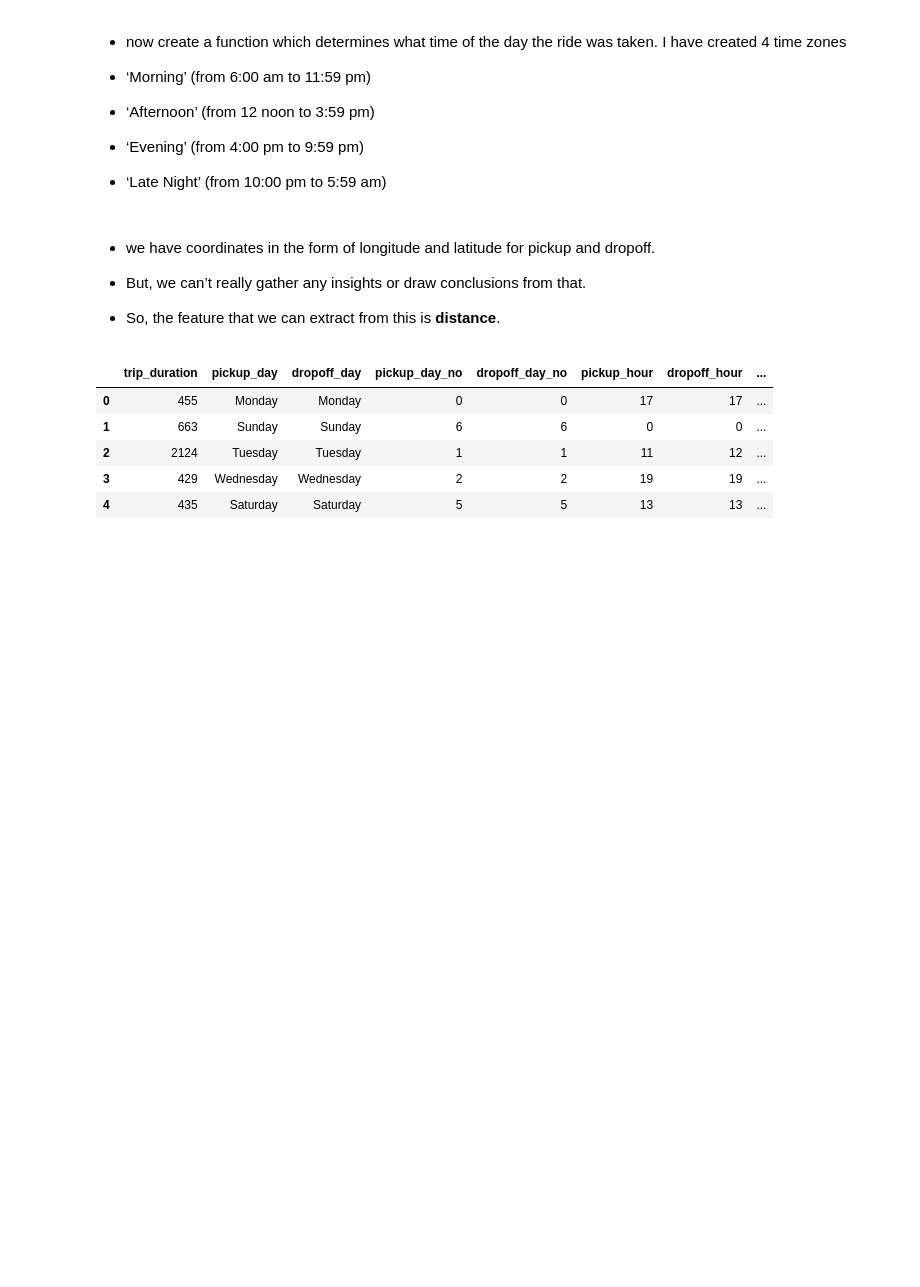
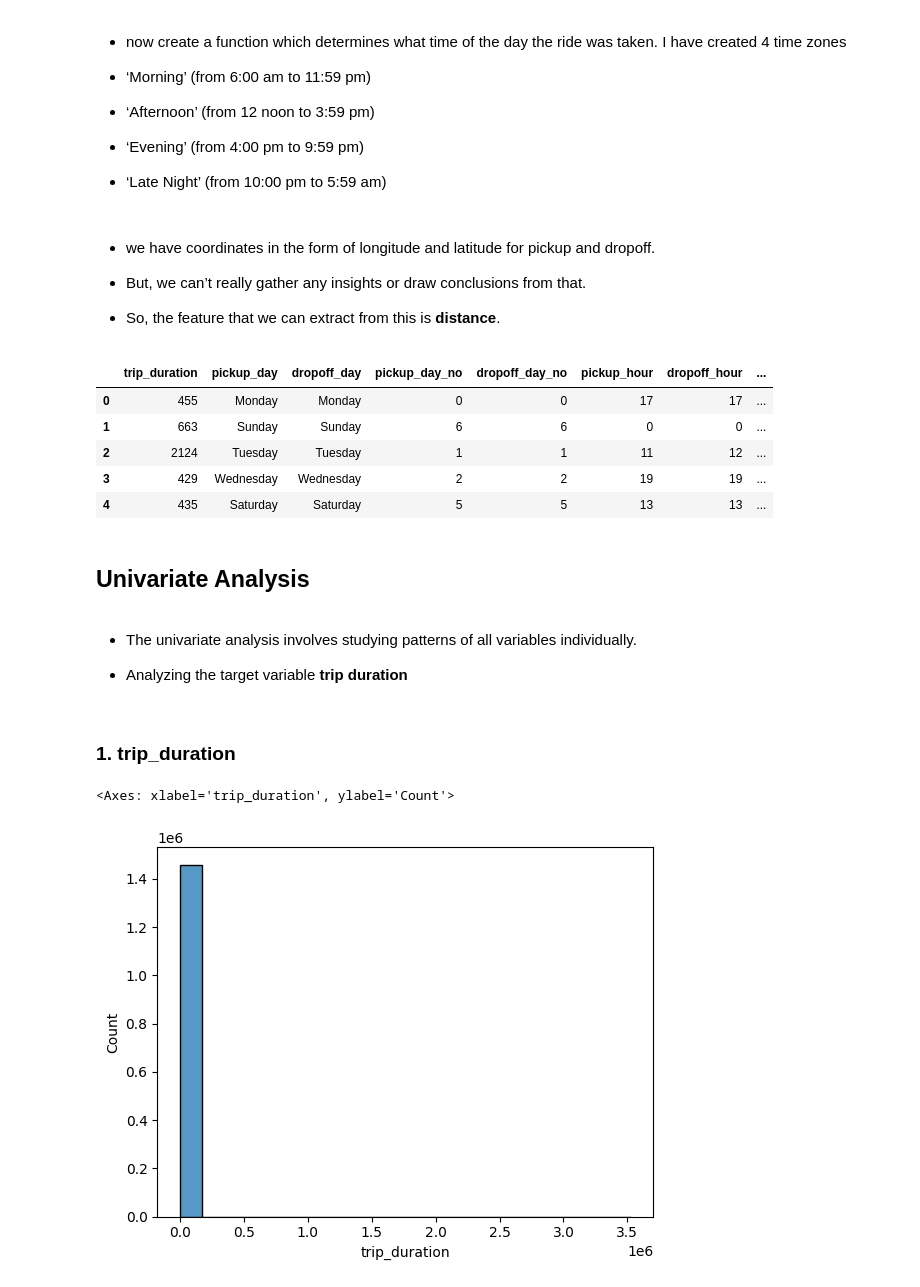
Before and after one commit to amitkr6342/AlmaBetter--NYC-Taxi-Trip-Time-Prediction--Regression-Project, a Jupyter notebook: NYC_Taxi_Trip_Time_Prediction.ipynb, the cells around one changed output. Saved outputs shown, nothing was run; the diff lists cells and outputs as text; code cells hidden in the pictures; blank space fills up the shorter version.

```diff
--- a/NYC_Taxi_Trip_Time_Prediction.ipynb
+++ b/NYC_Taxi_Trip_Time_Prediction.ipynb
@@ -243,6 +245,9 @@ def time_of_day(x):
 
 df['pickup_time_of_day']=df['pickup_hour'].apply(time_of_day)
 df['dropoff_time_of_day']=df['dropoff_hour'].apply(time_of_day)
+# %%
+# code to convert drip duration from second to hour and creating a new column trip_duration_hour
+df['trip_duration_hour'] = df['trip_duration'].apply(lambda x: x/3600)
 # %% [markdown]
 * we have coordinates in the form of longitude and latitude for pickup and dropoff.
 
@@ -277,3 +282,18 @@ df.iloc[:,10:].head()
 | 2 | 2124 | Tuesday | Tuesday | 1 | 1 | 11 | 12 | ... |
 | 3 | 429 | Wednesday | Wednesday | 2 | 2 | 19 | 19 | ... |
 | 4 | 435 | Saturday | Saturday | 5 | 5 | 13 | 13 | ... |
+# %% [markdown]
+## **Univariate Analysis**
+# %% [markdown]
+* The univariate analysis involves studying patterns of all variables individually.
+
+* Analyzing the target variable **trip duration**
+# %% [markdown]
+### **1. trip_duration**
+# %%
+# code to plot histogram of trip duration with count
+
+sns.histplot(df['trip_duration'],kde=False,bins=20)
+# %% [output]
+<Axes: xlabel='trip_duration', ylabel='Count'>
+[figure, added]
```
Also changed, not shown: parts of 12 cells of this notebook.
